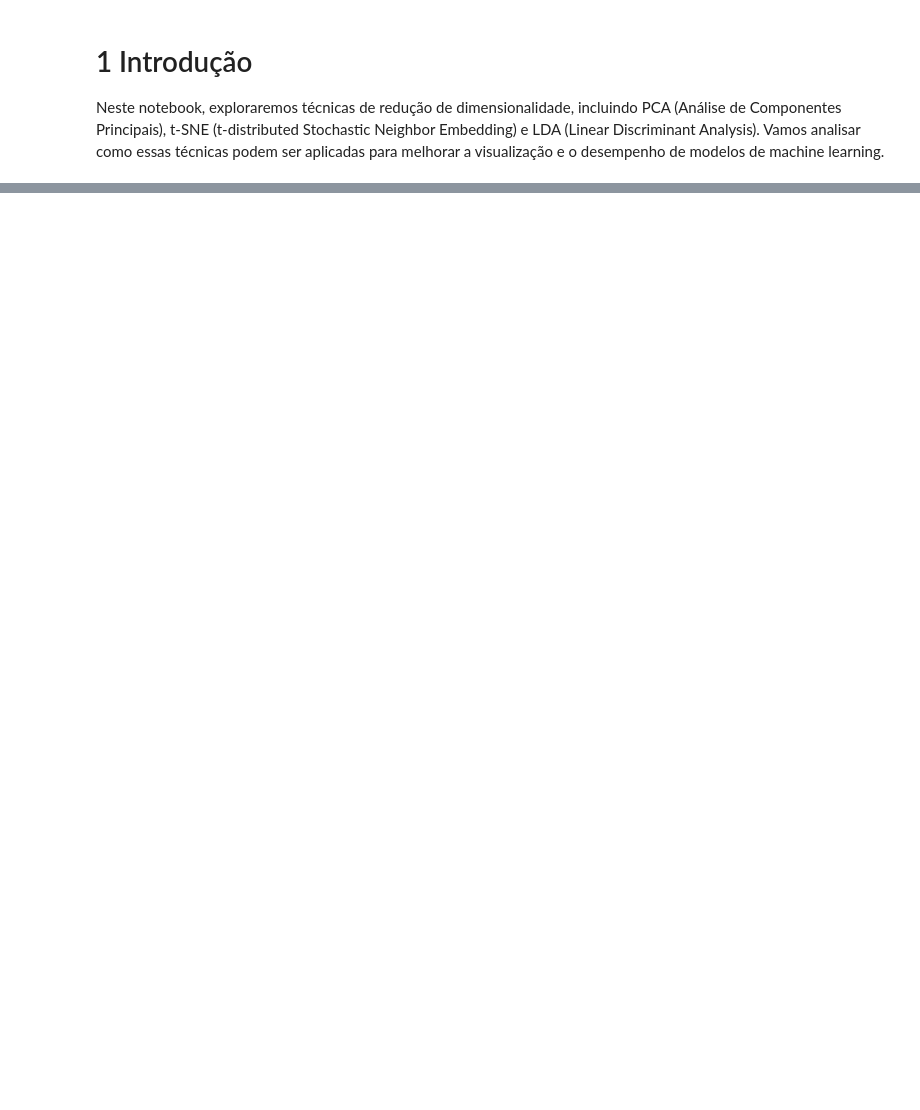
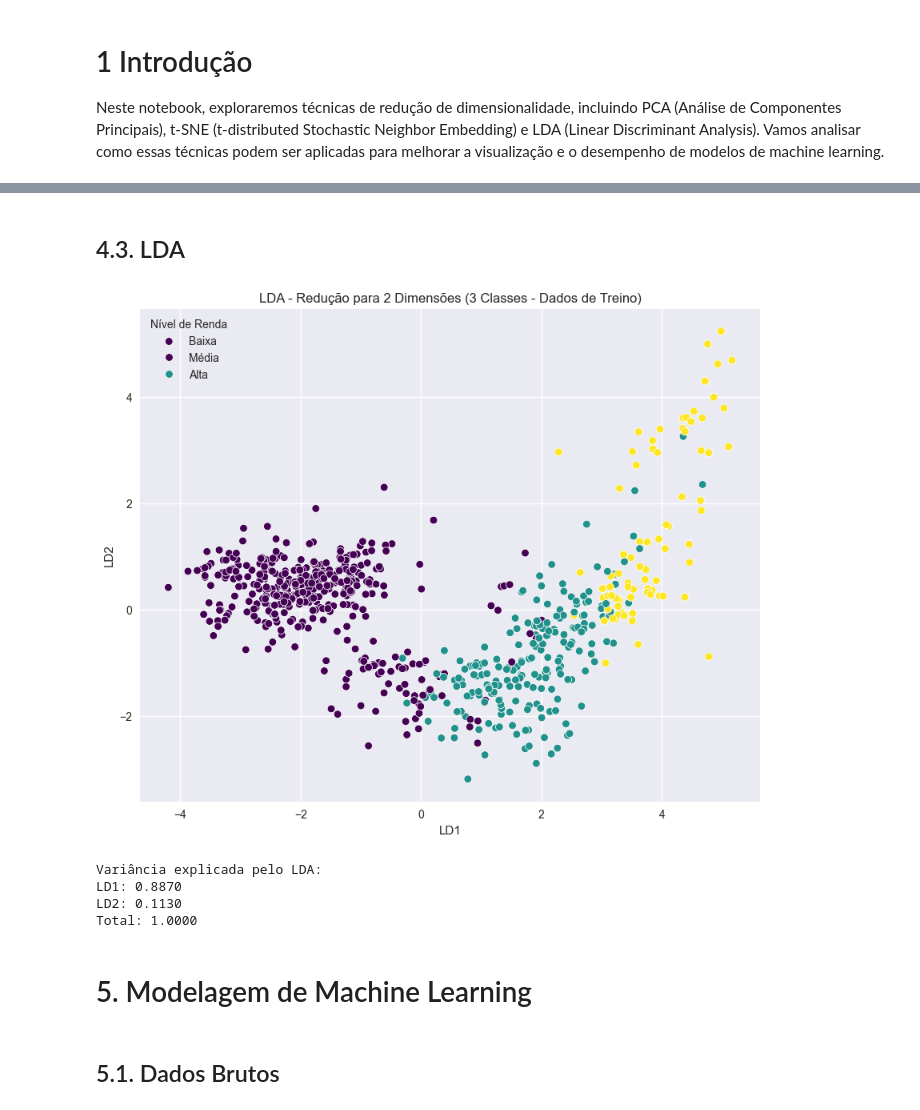
Before and after one commit to FilipePacheco73/FIAP-Feature-Engineering, a Jupyter notebook: aula-3-reducao-de-dimensionalidade-balanceamento-EDA/reducao-de-dimensionalidade.ipynb, the cells around one changed output, grey strips where cells are left out. Saved outputs shown, nothing was run; the diff lists cells and outputs as text; code cells hidden in the pictures; blank space fills up the shorter version.

```diff
--- a/aula-3-reducao-de-dimensionalidade-balanceamento-EDA/reducao-de-dimensionalidade.ipynb
+++ b/aula-3-reducao-de-dimensionalidade-balanceamento-EDA/reducao-de-dimensionalidade.ipynb
@@ -257,0 +285,38 @@ weighted avg       0.77      0.73      0.75       279
+# %% [markdown]
+## 4.3. LDA
+# %%
+# Aplicar LDA nos dados de treino
+lda = LinearDiscriminantAnalysis(n_components=2)  # Máximo de 2 componentes para 3 classes
+X_train_lda = lda.fit_transform(X_train_processed, y_train)
+
+# Aplicar LDA nos dados de teste usando o modelo já treinado
+X_test_lda = lda.transform(X_test_processed)
+
+# Criar um DataFrame para visualização (usando dados de treino)
+df_lda = pd.DataFrame(X_train_lda, columns=['LD1', 'LD2'])
+df_lda['income_level'] = y_train.values
+
+# Plotar os resultados
+plt.figure(figsize=(10, 8))
+sns.scatterplot(x='LD1', y='LD2', hue='income_level', data=df_lda, palette='viridis')
+plt.title('LDA - Redução para 2 Dimensões (3 Classes - Dados de Treino)')
+plt.legend(title='Nível de Renda', labels=['Baixa', 'Média', 'Alta'])
+plt.show()
+
+print(f"Variância explicada pelo LDA:")
+print(f"LD1: {lda.explained_variance_ratio_[0]:.4f}")
+print(f"LD2: {lda.explained_variance_ratio_[1]:.4f}")
+print(f"Total: {sum(lda.explained_variance_ratio_):.4f}")
+
+# Manter compatibilidade com código posterior
+X_lda = X_train_lda
+# %% [output]
+[figure, added]
+Variância explicada pelo LDA:
+LD1: 0.8870
+LD2: 0.1130
+Total: 1.0000
+# %% [markdown]
+# 5. Modelagem de Machine Learning
+# %% [markdown]
+## 5.1. Dados Brutos
```
Also changed, not shown: parts of 50 cells of this notebook, 7 other files.
